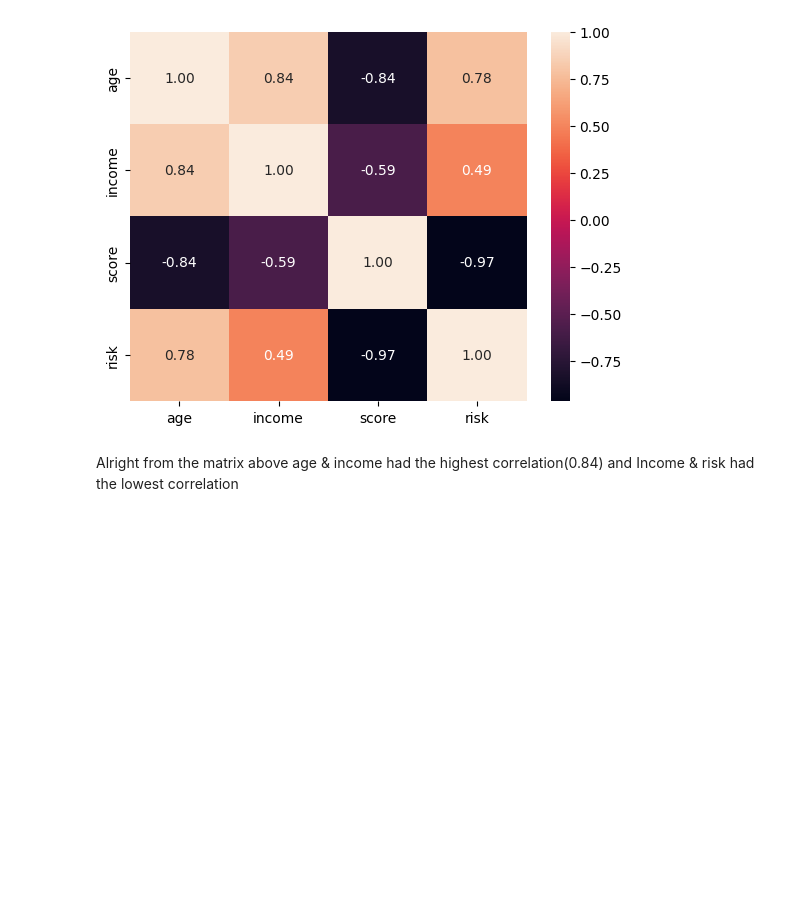
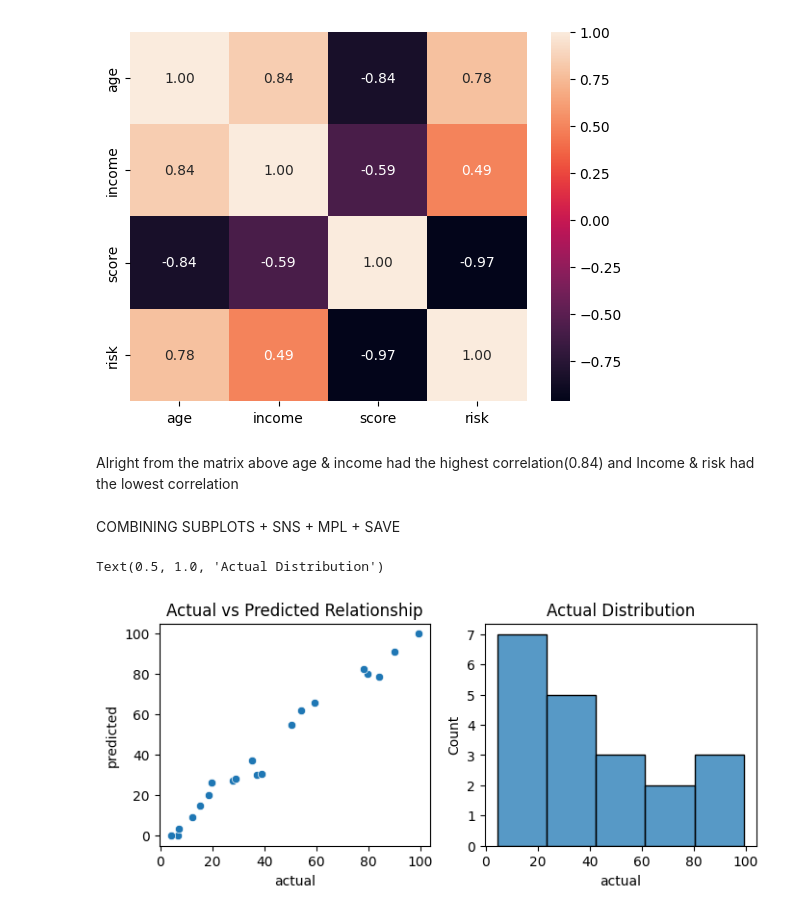
Before and after one commit to AkumaGPT/practice_seaborn, a Jupyter notebook: main.ipynb, the cells around one changed output. Drawn from its saved outputs; the diff is of its cells as text; code cells hidden in the pictures; blank space fills up the shorter version.

Commit message:
combining all plots excercise

```diff
--- a/main.ipynb
+++ b/main.ipynb
@@ -272,3 +272,23 @@ sns.heatmap(corr, annot=True, fmt=".2f")
 [figure]
 # %% [markdown]
 Alright from the matrix above age & income had the highest correlation(0.84) and Income & risk had the lowest correlation
+# %% [markdown]
+COMBINING SUBPLOTS + SNS + MPL + SAVE
+# %%
+import matplotlib.pyplot as plt, seaborn as sns, pandas as pd
+
+df = pd.read_csv("true_pred.csv")
+df = df.head(20)
+df
+
+# plot scatter and hist on different axes
+fig, ax = plt.subplots(1, 2, figsize=(8,3))
+
+sns.scatterplot(data=df, x="actual", y="predicted", ax=ax[0])
+ax[0].set_title("Actual vs Predicted Relationship")
+
+sns.histplot(data=df, x="actual", bins=5, ax=ax[1])
+ax[1].set_title("Actual Distribution")
+# %% [output]
+Text(0.5, 1.0, 'Actual Distribution')
+[figure, added]
```
